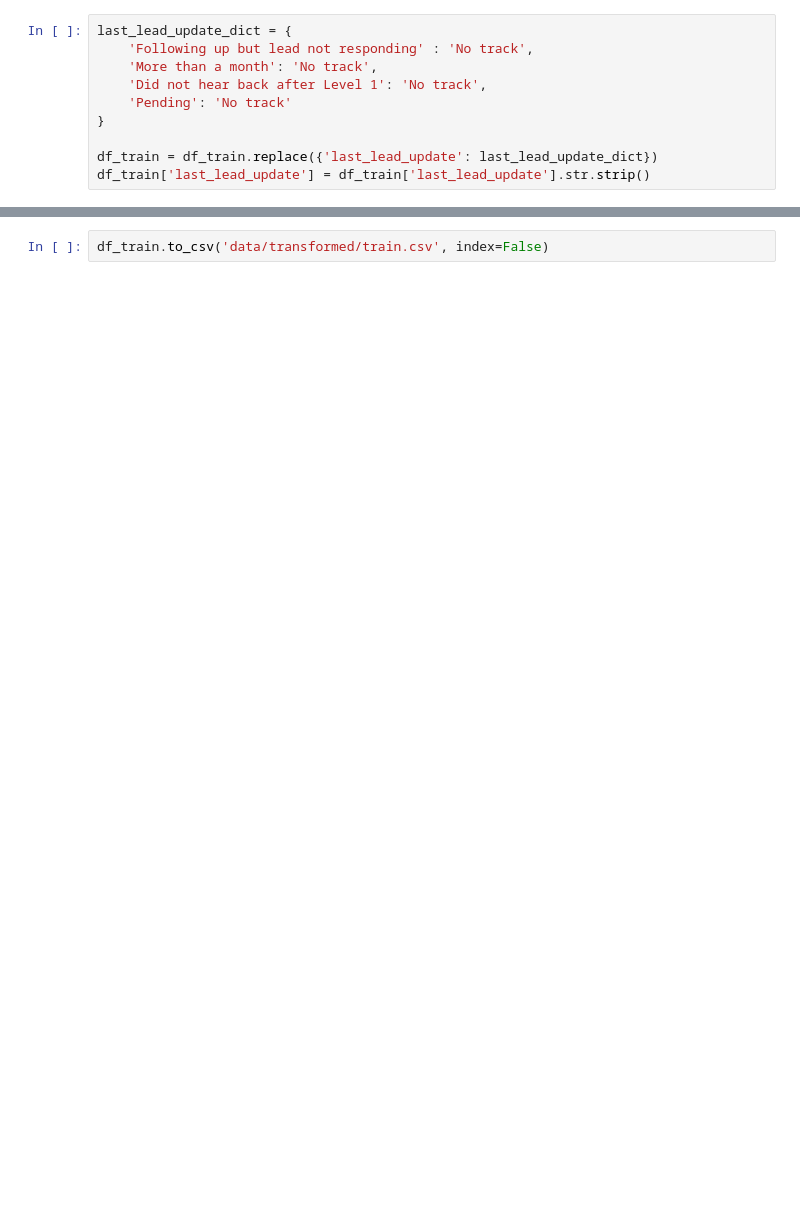
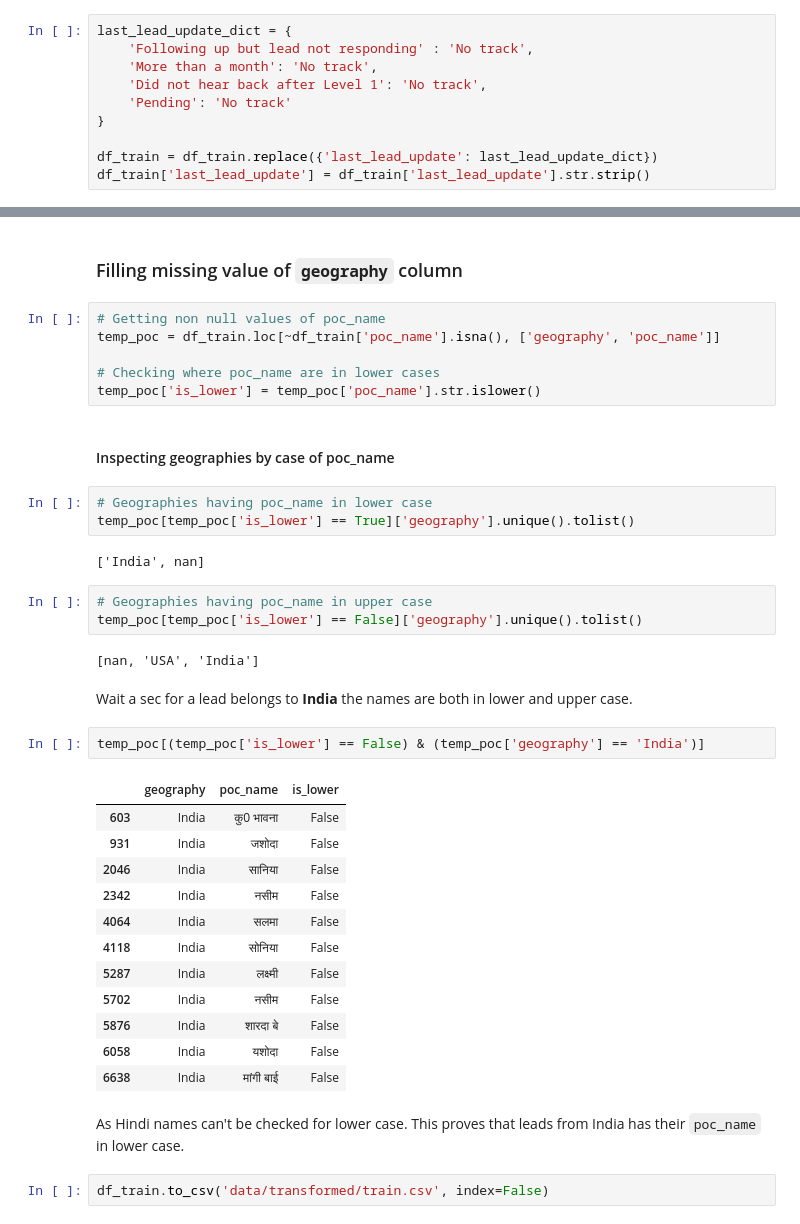
Before and after one commit to sank3t/Reduce-Marketing-Spend, a Jupyter notebook: Data Preparation.ipynb, the cells around one changed output, grey strips where cells are left out. Saved outputs shown, nothing was run; the diff lists cells and outputs as text; blank space fills up the shorter version.

Commit message:
Strategized missing value fill for geography column

```diff
--- a/Data Preparation.ipynb
+++ b/Data Preparation.ipynb
@@ -193,2 +223,41 @@ df_train['last_lead_update'] = df_train['last_lead_update'].str.strip()
+# %% [markdown]
+### Filling missing value of `geography` column
+# %%
+# Getting non null values of poc_name
+temp_poc = df_train.loc[~df_train['poc_name'].isna(), ['geography', 'poc_name']]
+
+# Checking where poc_name are in lower cases
+temp_poc['is_lower'] = temp_poc['poc_name'].str.islower()
+# %% [markdown]
+#### Inspecting geographies by case of poc_name
+# %%
+# Geographies having poc_name in lower case
+temp_poc[temp_poc['is_lower'] == True]['geography'].unique().tolist()
+# %% [output]
+['India', nan]
+# %%
+# Geographies having poc_name in upper case
+temp_poc[temp_poc['is_lower'] == False]['geography'].unique().tolist()
+# %% [output]
+[nan, 'USA', 'India']
+# %% [markdown]
+Wait a sec for a lead belongs to **India** the names are both in lower and upper case.
+# %%
+temp_poc[(temp_poc['is_lower'] == False) & (temp_poc['geography'] == 'India')]
+# %% [output]
+|  | geography | poc_name | is_lower |
+| 603 | India | कु0 भावना | False |
+| 931 | India | जशोदा | False |
+| 2046 | India | सानिया | False |
+| 2342 | India | नसीम | False |
+| 4064 | India | सलमा | False |
+| 4118 | India | सोनिया | False |
+| 5287 | India | लक्ष्‍मी | False |
+| 5702 | India | नसीम | False |
+| 5876 | India | शारदा बे | False |
+| 6058 | India | यशोदा | False |
+| 6638 | India | मांगी बाई | False |
+# %% [markdown]
+As Hindi names can't be checked for lower case. This proves that leads from India has their `poc_name` in lower case.
 # %%
 df_train.to_csv('data/transformed/train.csv', index=False)
```
Also changed, not shown: parts of 6 cells of this notebook.
